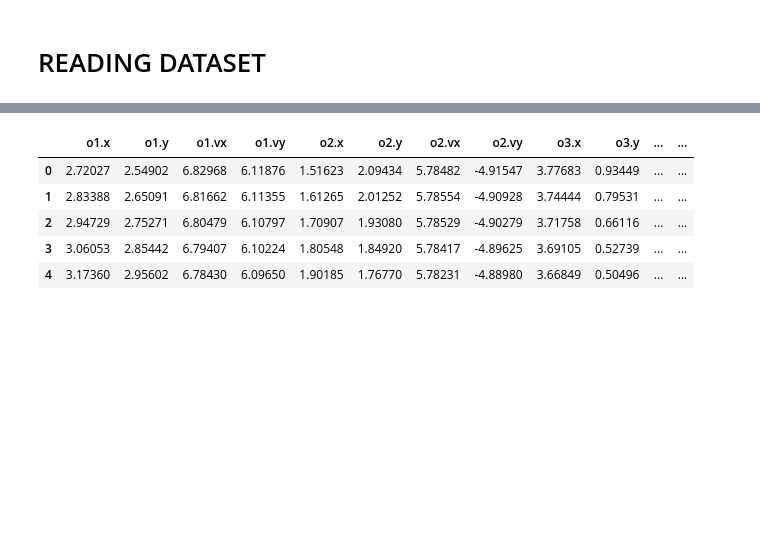
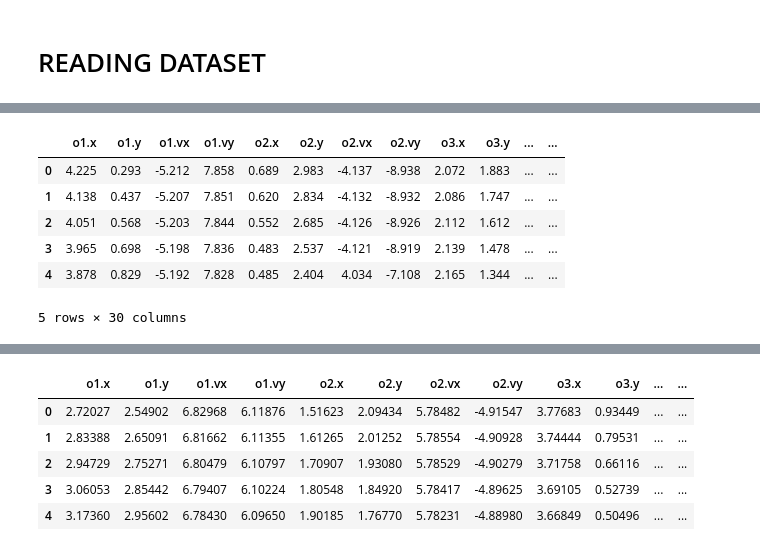
Before and after one commit to iamhectorotero/learning-physical-properties-with-rnns, a Jupyter notebook: 1. Dataset generation.ipynb, the cells around one changed output, grey strips where cells are left out. Cells and saved outputs as stored; diff of their text form; code cells hidden in the pictures; blank space fills up the shorter version.

```diff
--- a/1. Dataset generation.ipynb
+++ b/1. Dataset generation.ipynb
@@ -201,2 +213,13 @@ from isaac.dataset import read_dataset
+# %%
+exp1_dataset = read_dataset(YOKED_PATH)
+exp1_dataset[0].head()
+# %% [output]
+|  | o1.x | o1.y | o1.vx | o1.vy | o2.x | o2.y | o2.vx | o2.vy | o3.x | o3.y | ... | ... |
+| 0 | 4.225 | 0.293 | -5.212 | 7.858 | 0.689 | 2.983 | -4.137 | -8.938 | 2.072 | 1.883 | ... | ... |
+| 1 | 4.138 | 0.437 | -5.207 | 7.851 | 0.620 | 2.834 | -4.132 | -8.932 | 2.086 | 1.747 | ... | ... |
+| 2 | 4.051 | 0.568 | -5.203 | 7.844 | 0.552 | 2.685 | -4.126 | -8.926 | 2.112 | 1.612 | ... | ... |
+| 3 | 3.965 | 0.698 | -5.198 | 7.836 | 0.483 | 2.537 | -4.121 | -8.919 | 2.139 | 1.478 | ... | ... |
+| 4 | 3.878 | 0.829 | -5.192 | 7.828 | 0.485 | 2.404 | 4.034 | -7.108 | 2.165 | 1.344 | ... | ... |
+5 rows × 30 columns
 # %%
 yoked_dataset = read_dataset(MASS_PATH)
```
Also changed, not shown: parts of 8 cells of this notebook.
